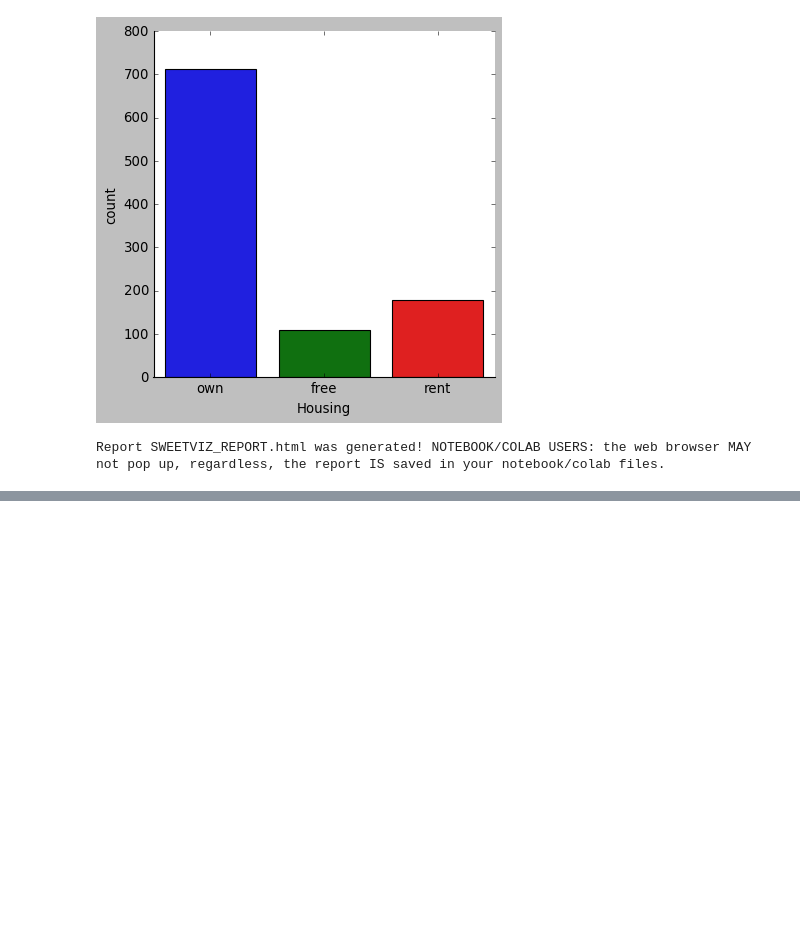
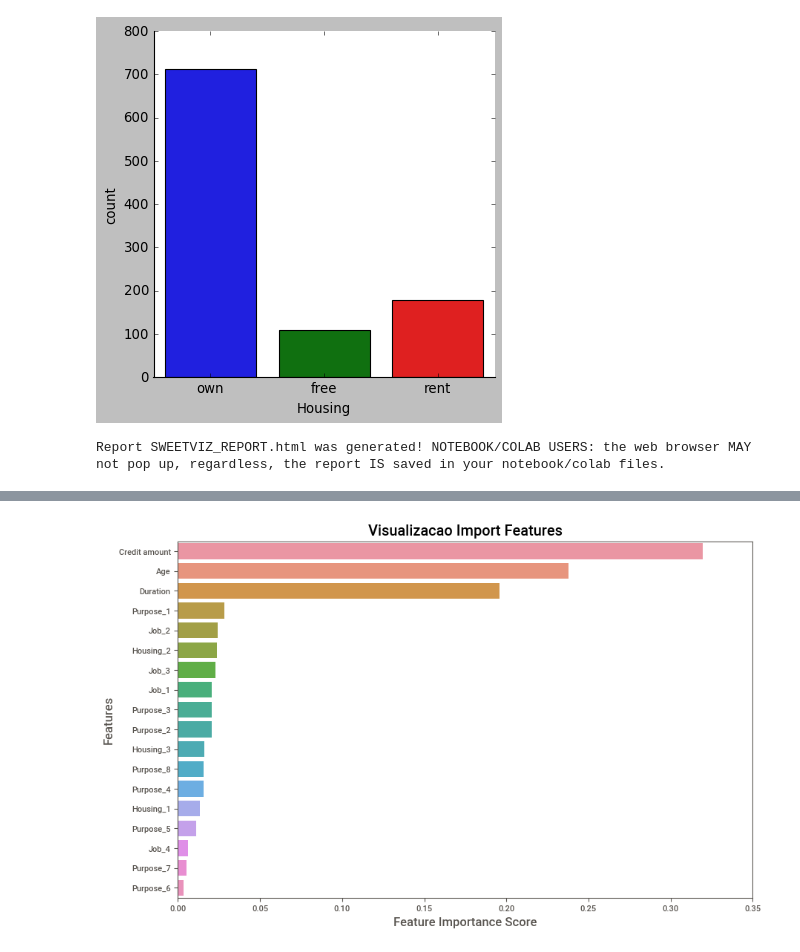
Before and after one commit to igorribeiro21/machine-learning, a Jupyter notebook: MC.ipynb, the cells around one changed output, grey strips where cells are left out. Saved outputs shown, nothing was run; the diff lists cells and outputs as text; code cells hidden in the pictures; blank space fills up the shorter version.

```diff
--- a/MC.ipynb
+++ b/MC.ipynb
@@ -380,0 +551,3 @@ Report SWEETVIZ_REPORT.html was generated! NOTEBOOK/COLAB USERS: the web browser
+# %%
+feature_imp = pd.Series(clf_RF.feature_importances_,index=x_train.columns).sort_values(ascending=False)
+feature_imp
@@ -380,0 +574,12 @@ Report SWEETVIZ_REPORT.html was generated! NOTEBOOK/COLAB USERS: the web browser
+# %%
+#Creating a bar plot
+_ = plt.figure(figsize=(10,6))
+_ = sns.barplot(x=feature_imp,y=feature_imp.index)
+
+#Add labels to your graph
+_ = plt.xlabel("Feature Importance Score")
+_ = plt.ylabel("Features")
+_ = plt.title("Visualizacao Import Features")
+_ = plt.savefig("rf_features.png")
+# %% [output]
+[figure, added]
```
Also changed, not shown: parts of 21 cells of this notebook, 2 other files.
